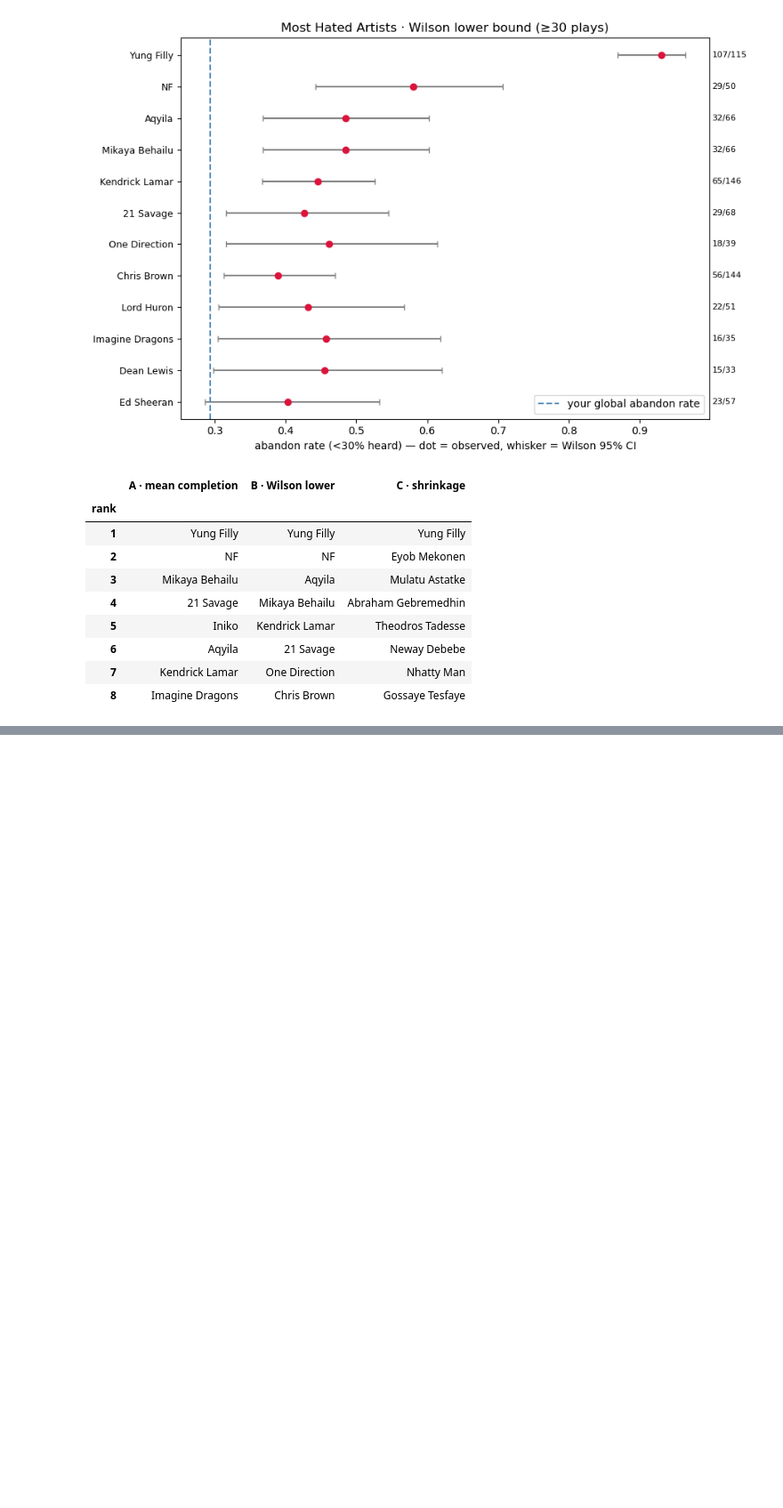
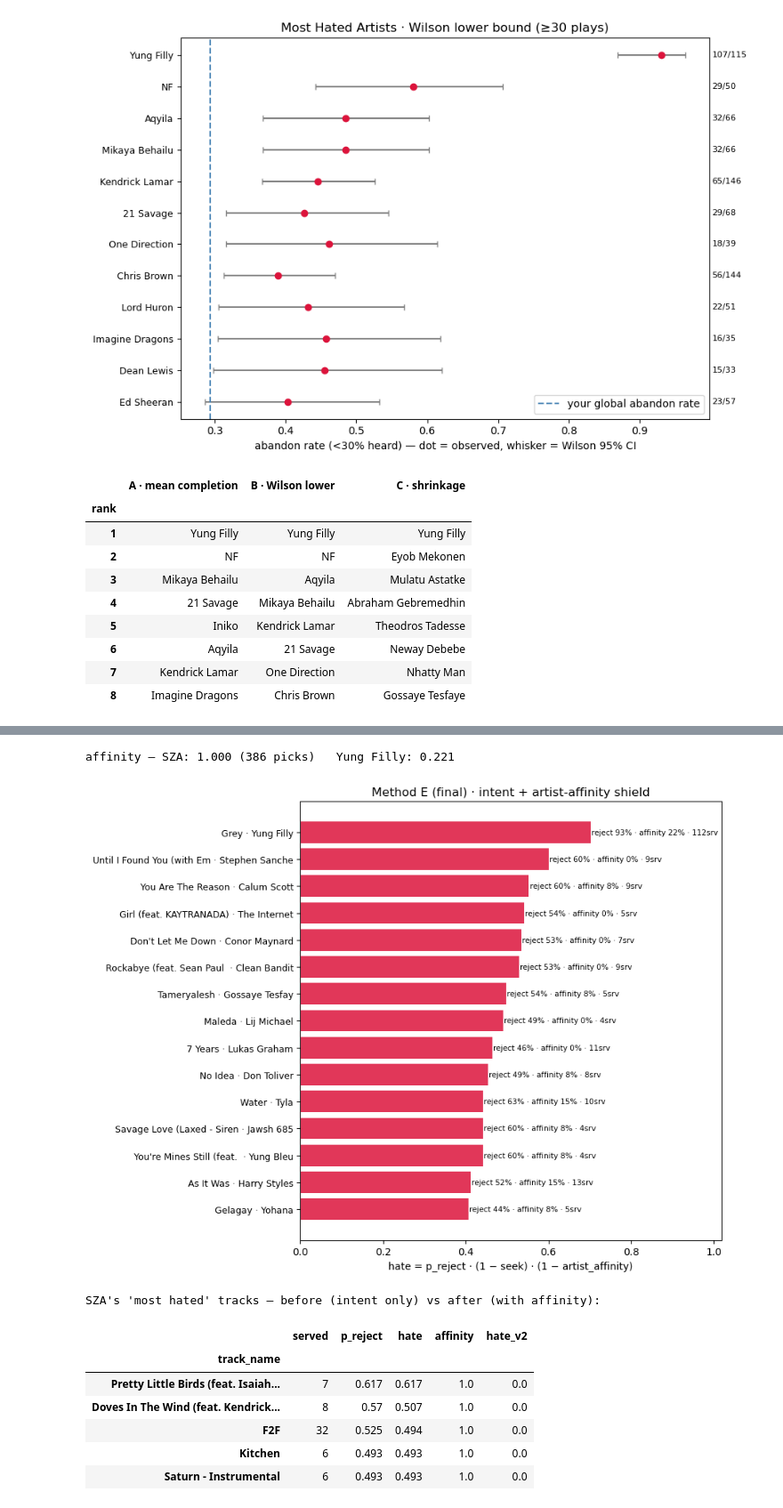
Before and after one commit to kaleb-asefa/rewind, a Jupyter notebook: notebooks/main.ipynb, the cells around one changed output, grey strips where cells are left out. Shown at 89% size. Cells and saved outputs as stored; diff of their text form; code cells hidden in the pictures; blank space fills up the shorter version.

```diff
--- a/notebooks/main.ipynb
+++ b/notebooks/main.ipynb
@@ -826,3 +981,45 @@ art_cmp
+# %%
+TAU = 12
+art_chosen = plays.groupby('artist_name')['chosen'].sum()
+affinity = 1 - np.exp(-art_chosen / TAU)            # 0..1 per artist, saturates with deliberate starts
+
+elig['affinity'] = elig['artist'].map(affinity)
+elig['hate_v2']  = elig['p_reject'] * (1 - elig['seek_rate']) * (1 - elig['affinity'])
+
+print(f"affinity — SZA: {affinity['SZA']:.3f} (386 picks)   "
+      f"Yung Filly: {affinity.get('Yung Filly', 0):.3f}")
+
+topE2 = elig.nlargest(15, 'hate_v2').iloc[::-1]
+labels = [f"{name[:26]} · {row.artist[:14]}" for name, row in topE2.iterrows()]
+
+fig, ax = plt.subplots(figsize=(9, 7))
+ax.barh(range(len(topE2)), topE2['hate_v2'], color='crimson', alpha=0.85)
+ax.set_yticks(range(len(topE2)))
+ax.set_yticklabels(labels, fontsize=9)
+ax.set_xlabel('hate = p_reject · (1 − seek) · (1 − artist_affinity)')
+ax.set_title('Method E (final) · intent + artist-affinity shield')
+for i, (_, row) in enumerate(topE2.iterrows()):
+    ax.text(row['hate_v2'] + 0.002, i,
+            f"reject {row['p_reject']:.0%} · affinity {row['affinity']:.0%} · {int(row['served'])}srv",
+            va='center', fontsize=7.5)
+ax.set_xlim(0, topE2['hate_v2'].max() * 1.45)
+plt.tight_layout()
+plt.show()
+
+# proof: your favorite's tracks before vs after the affinity shield
+print("\nSZA's 'most hated' tracks — before (intent only) vs after (with affinity):")
+elig[elig['artist'] == 'SZA'].nlargest(5, 'hate')[['served', 'p_reject', 'hate', 'affinity', 'hate_v2']].round(3)
+# %% [output]
+affinity — SZA: 1.000 (386 picks)   Yung Filly: 0.221
+[figure, added]
+SZA's 'most hated' tracks — before (intent only) vs after (with affinity):
+|  | served | p_reject | hate | affinity | hate_v2 |
+| track_name |  |  |  |  |  |
+| Pretty Little Birds (feat. Isaiah... | 7 | 0.617 | 0.617 | 1.0 | 0.0 |
+| Doves In The Wind (feat. Kendrick... | 8 | 0.57 | 0.507 | 1.0 | 0.0 |
+| F2F | 32 | 0.525 | 0.494 | 1.0 | 0.0 |
+| Kitchen | 6 | 0.493 | 0.493 | 1.0 | 0.0 |
+| Saturn - Instrumental | 6 | 0.493 | 0.493 | 1.0 | 0.0 |
 # %% [markdown]
 ### Verdict — which one to ship
 
```
Also changed, not shown: parts of 8 cells of this notebook.
